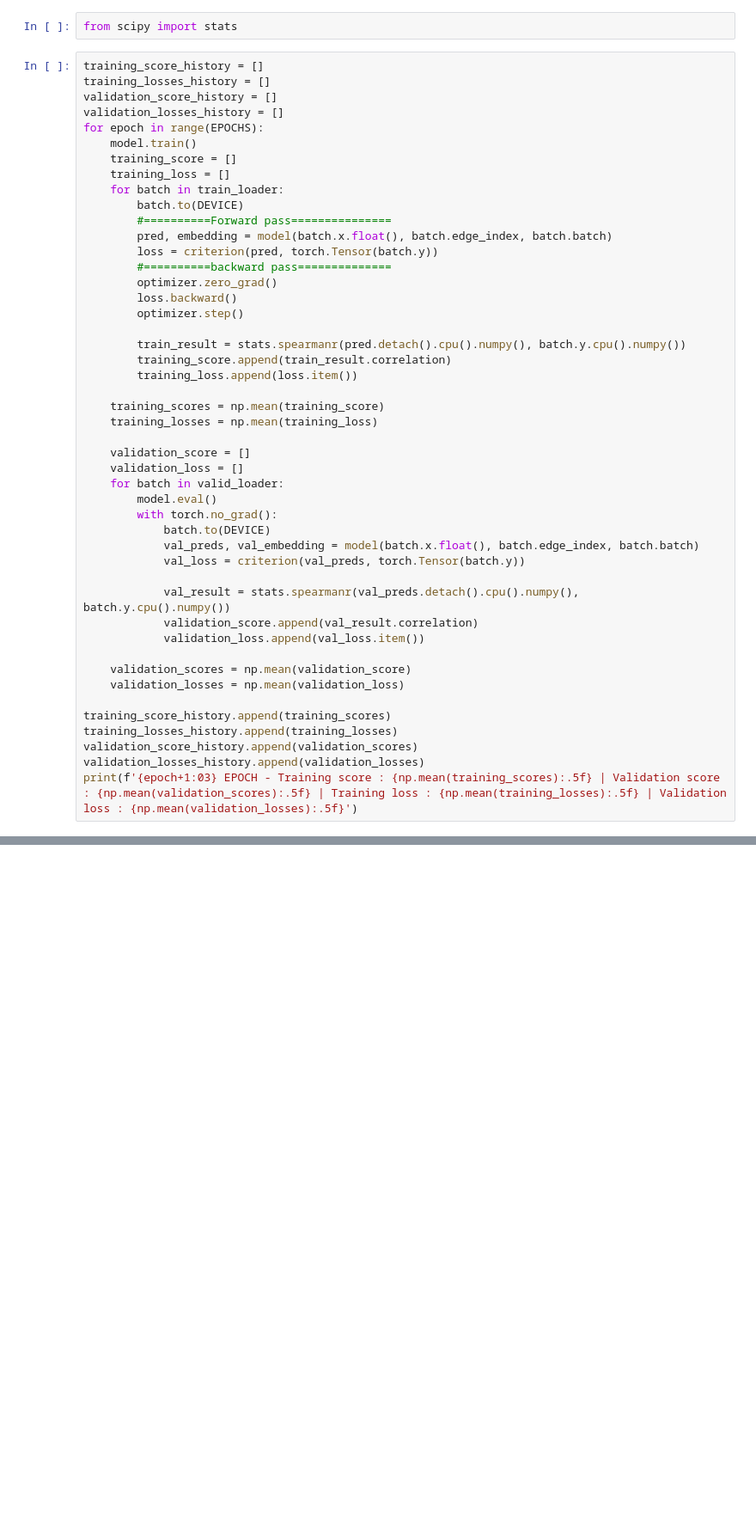
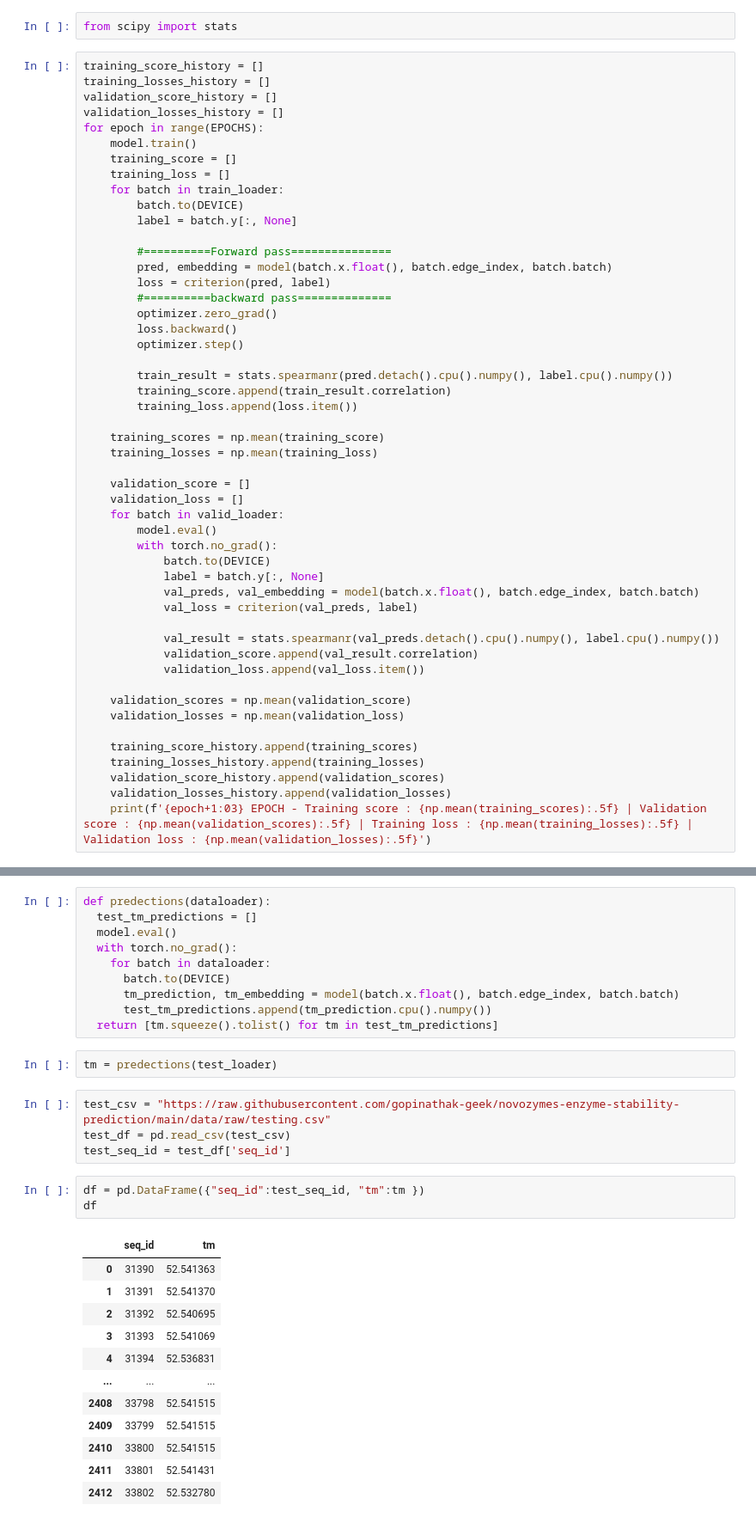
Before and after one commit to gopinathak-geek/Image-classification-with-pytorch, a Jupyter notebook: novo.ipynb, the cells around one changed output, grey strips where cells are left out. Shown: that part at 86% size. Saved outputs shown, nothing was run; the diff lists cells and outputs as text; blank space fills up the shorter version.

```diff
--- a/novo.ipynb
+++ b/novo.ipynb
@@ -293,15 +293,17 @@ for epoch in range(EPOCHS):
     training_loss = []
     for batch in train_loader:
         batch.to(DEVICE)
+        label = batch.y[:, None]
+
         #==========Forward pass===============
         pred, embedding = model(batch.x.float(), batch.edge_index, batch.batch)
-        loss = criterion(pred, torch.Tensor(batch.y))
+        loss = criterion(pred, label)
         #==========backward pass==============
         optimizer.zero_grad()
         loss.backward()
         optimizer.step()
 
-        train_result = stats.spearmanr(pred.detach().cpu().numpy(), batch.y.cpu().numpy())
+        train_result = stats.spearmanr(pred.detach().cpu().numpy(), label.cpu().numpy())
         training_score.append(train_result.correlation)
         training_loss.append(loss.item())
 
@@ -314,19 +316,20 @@ for epoch in range(EPOCHS):
         model.eval()
         with torch.no_grad():
             batch.to(DEVICE)
+            label = batch.y[:, None]
             val_preds, val_embedding = model(batch.x.float(), batch.edge_index, batch.batch)
-            val_loss = criterion(val_preds, torch.Tensor(batch.y))
+            val_loss = criterion(val_preds, label)
 
-            val_result = stats.spearmanr(val_preds.detach().cpu().numpy(), batch.y.cpu().numpy())
+            val_result = stats.spearmanr(val_preds.detach().cpu().numpy(), label.cpu().numpy())
             validation_score.append(val_result.correlation)
             validation_loss.append(val_loss.item())
 
     validation_scores = np.mean(validation_score)
     validation_losses = np.mean(validation_loss)
 
-training_score_history.append(training_scores)
-training_losses_history.append(training_losses)
-validation_score_history.append(validation_scores)
-validation_losses_history.append(validation_losses)
-print(f'{epoch+1:03} EPOCH - Training score : {np.mean(training_scores):.5f} | Validation score : {np.mean(validation_scores):.5f} | Training loss : {np.mean(training_losses):.5f} | Validation loss : {np.mean(validation_losses):.5f}')
+    training_score_history.append(training_scores)
+    training_losses_history.append(training_losses)
+    validation_score_history.append(validation_scores)
+    validation_losses_history.append(validation_losses)
+    print(f'{epoch+1:03} EPOCH - Training score : {np.mean(training_scores):.5f} | Validation score : {np.mean(validation_scores):.5f} | Training loss : {np.mean(training_losses):.5f} | Validation loss : {np.mean(validation_losses):.5f}')
 # %% [output]
@@ -349,0 +356,32 @@ AssertionError: can only test a child process
+# %%
+def predections(dataloader):
+  test_tm_predictions = []
+  model.eval()
+  with torch.no_grad():
+    for batch in dataloader:
+      batch.to(DEVICE)
+      tm_prediction, tm_embedding = model(batch.x.float(), batch.edge_index, batch.batch)
+      test_tm_predictions.append(tm_prediction.cpu().numpy())
+  return [tm.squeeze().tolist() for tm in test_tm_predictions]
+# %%
+tm = predections(test_loader)
+# %%
+test_csv = "https://raw.githubusercontent.com/gopinathak-geek/novozymes-enzyme-stability-prediction/main/data/raw/testing.csv"
+test_df = pd.read_csv(test_csv)
+test_seq_id = test_df['seq_id']
+# %%
+df = pd.DataFrame({"seq_id":test_seq_id, "tm":tm })
+df
+# %% [output]
+|  | seq_id | tm |
+| 0 | 31390 | 52.541363 |
+| 1 | 31391 | 52.541370 |
+| 2 | 31392 | 52.540695 |
+| 3 | 31393 | 52.541069 |
+| 4 | 31394 | 52.536831 |
+| ... | ... | ... |
+| 2408 | 33798 | 52.541515 |
+| 2409 | 33799 | 52.541515 |
+| 2410 | 33800 | 52.541515 |
+| 2411 | 33801 | 52.541431 |
+| 2412 | 33802 | 52.532780 |
```
Also changed, not shown: parts of 7 cells of this notebook.
